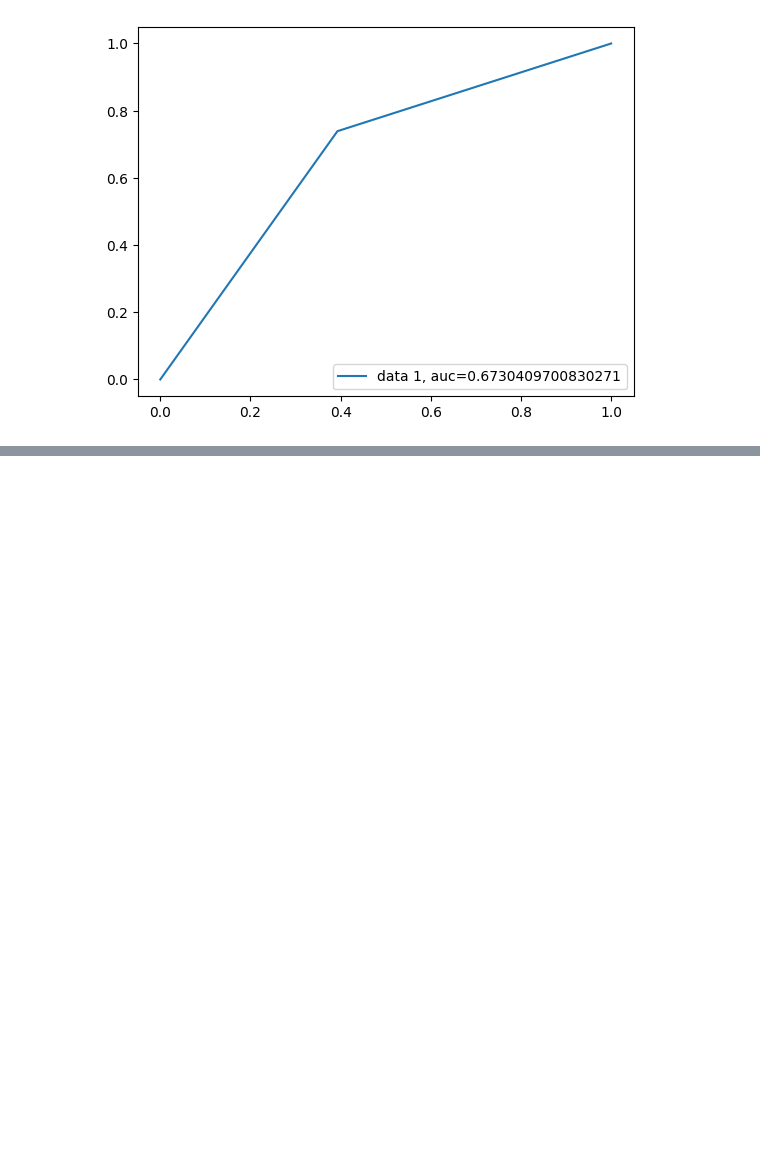
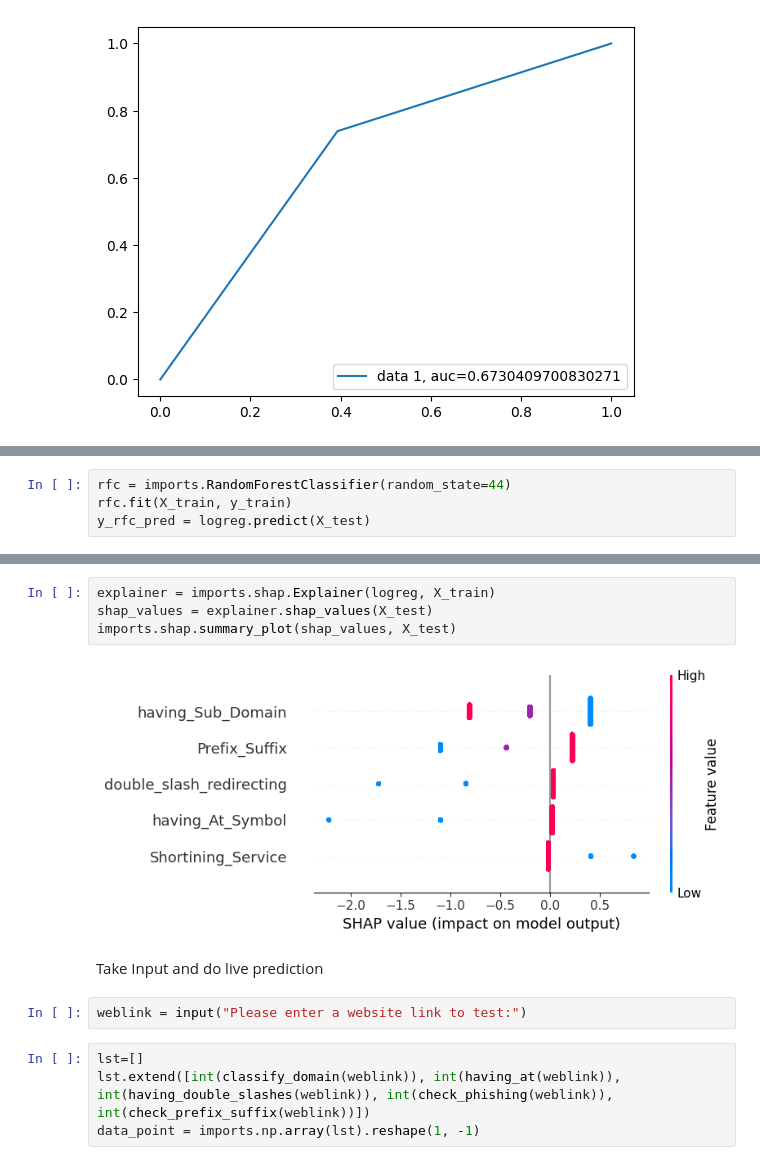
Before and after one commit to RafaeSyed/Phishing-analysis, a Jupyter notebook: phishing_analysis.ipynb, the cells around one changed output, grey strips where cells are left out. Saved outputs shown, nothing was run; the diff lists cells and outputs as text; blank space fills up the shorter version.

```diff
--- a/phishing_analysis.ipynb
+++ b/phishing_analysis.ipynb
@@ -424,0 +427,4 @@ imports.plt.show()
+# %%
+rfc = imports.RandomForestClassifier(random_state=44)
+rfc.fit(X_train, y_train)
+y_rfc_pred = logreg.predict(X_test)
@@ -424,0 +461,14 @@ imports.plt.show()
+# %%
+explainer = imports.shap.Explainer(logreg, X_train)
+shap_values = explainer.shap_values(X_test)
+imports.shap.summary_plot(shap_values, X_test)
+# %% [output]
+[figure, added]
+# %% [markdown]
+Take Input and do live prediction
+# %%
+weblink = input("Please enter a website link to test:")
+# %%
+lst=[]
+lst.extend([int(classify_domain(weblink)), int(having_at(weblink)), int(having_double_slashes(weblink)), int(check_phishing(weblink)), int(check_prefix_suffix(weblink))])
+data_point = imports.np.array(lst).reshape(1, -1)
```
Also changed, not shown: parts of 5 cells of this notebook.
